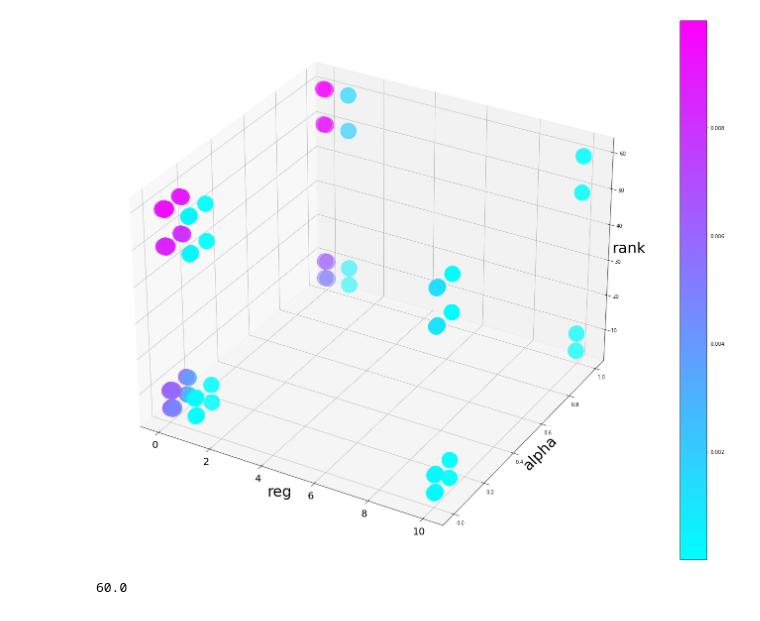
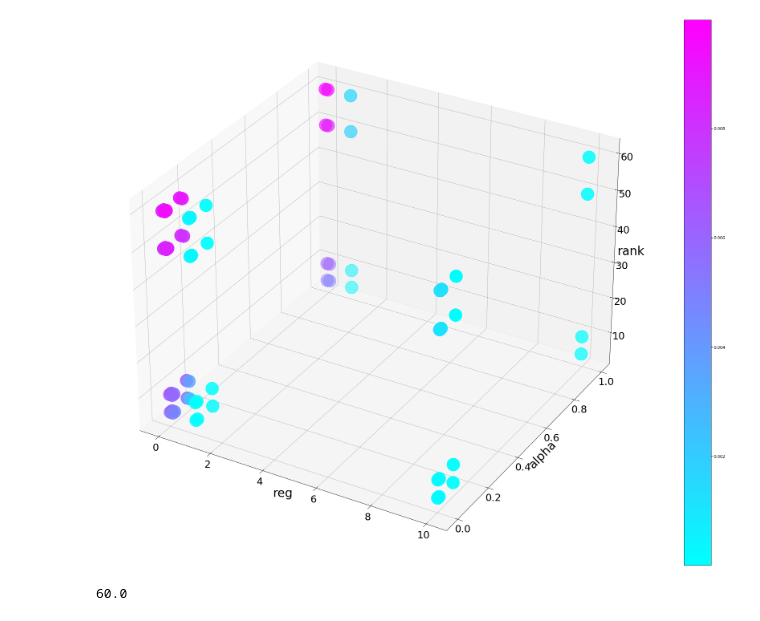
Before and after one commit to farris/recommender-system, a Jupyter notebook: GridSearchViz.ipynb, the cells around one changed output. Saved outputs shown, nothing was run; the diff lists cells and outputs as text; code cells hidden in the pictures.

```diff
--- a/GridSearchViz.ipynb
+++ b/GridSearchViz.ipynb
@@ -32,26 +32,28 @@ with open('GS1.txt') as fp:
 # %%
 from mpl_toolkits.mplot3d import Axes3D
 import matplotlib.pyplot as plt
 import numpy as np
 
 
-fig = plt.figure(figsize=(30,20))
+fig = plt.figure(figsize=(35,25))
 
 ax = fig.add_subplot(111, projection='3d')
 
 y = np.asarray(alpha)
 x = np.asarray(reg)
 z = np.asarray(rank)
 c = np.asarray(MAP)
 
 img = ax.scatter(x, y, z, c=c, cmap=plt.cool(),s = 1000)
 fig.colorbar(img)
 ax.set_ylabel('alpha',fontsize = 30);
 ax.set_xlabel('reg',fontsize = 30);
 ax.set_zlabel('rank',fontsize = 30);
-ax.xaxis.set_tick_params(labelsize=20)
+ax.xaxis.set_tick_params(labelsize=25)
+ax.yaxis.set_tick_params(labelsize=25)
+ax.zaxis.set_tick_params(labelsize=25)
 # %% [output]
-[figure, old version]
+[figure, new version]
 # %%
 idx = np.argmax(MAP)
 # %%
```
Also changed, not shown: parts of 1 cell of this notebook, 1 other file.
